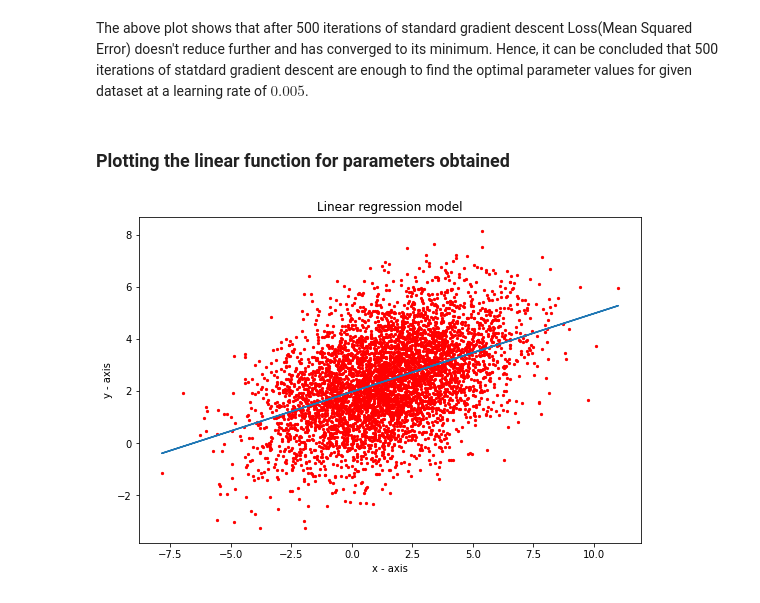
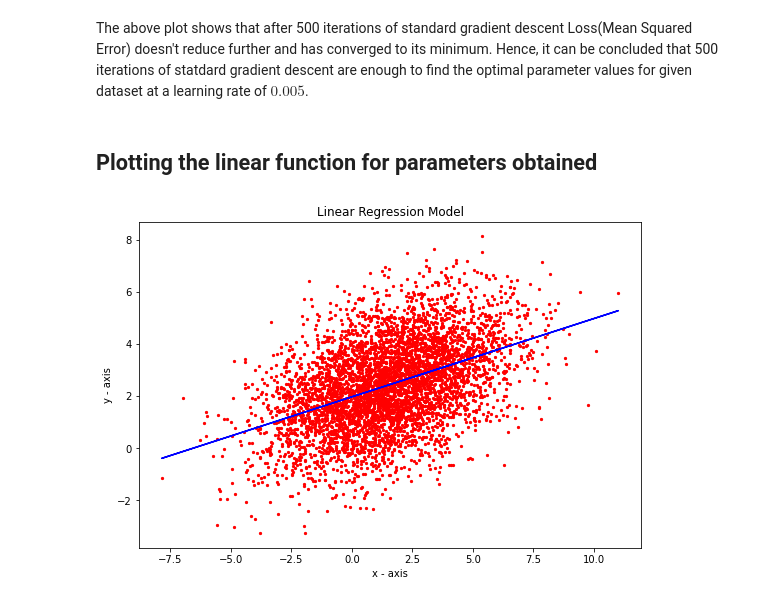
Before and after one commit to namanr17/machine-learning, a Jupyter notebook: gradientDescent.ipynb, the cells around one changed output. Drawn from its saved outputs; the diff is of its cells as text; code cells hidden in the pictures.

```diff
--- a/gradientDescent.ipynb
+++ b/gradientDescent.ipynb
@@ -61,9 +58,13 @@ def gradient_descent(X, y, gradient, init_, learn_rate, n_iter = 50, tol = 1e-06
     '''
     X = Matrix of X without added bias units
     y = Vector of Y
-    n_iter = maximum number of iterations
+    gradient = Function which gives the gradient of the loss function for some values of weights
+    init_ = Initial value of weights
+    learn_rate  = Learnig rate parameter which controls how much the weights change at each iteration
+    n_iter = Maximum number of iterations
+    tol = Tolerance limit at which alogrithm stops
 
-    returns optimala weight vector & error history
+    Returns optimal weight vector & error(loss) history
     '''
 
     # Seting the initial value of parameter & error list
@@ -131,19 +131,19 @@ Optimal parameters a and b relating X and y are 0.301 and 1.964
 # %% [markdown]
 The above plot shows that after 500 iterations of standard gradient descent Loss(Mean Squared Error) doesn't reduce further and has converged to its minimum. Hence, it can be concluded that 500 iterations of statdard gradient descent are enough to find the optimal parameter values for given dataset at a learning rate of $0.005$.
 # %% [markdown]
-### Plotting the linear function for parameters obtained
+## Plotting the linear function for parameters obtained
 # %%
 plt.figure(figsize=(9,6))
-plt.title('Linear regression model')
+plt.title('Linear Regression Model')
 plt.xlabel('x - axis')
 plt.ylabel('y - axis')
 
 # Plotting the values of y against X
 plt.scatter(X, y, marker='.', s=20, color='r')
 
 # Plotting the linear function with optimal parameters for X and y
-plt.plot(X, (lambda x: w[0]*x + w[1])(X))
+plt.plot(X, (lambda x: w[0]*x + w[1])(X), COLOR='b')
 
 plt.show()
 # %% [output]
-[figure, old version]
+[figure, new version]
```
Also changed, not shown: parts of 7 cells of this notebook, 2 other files.
